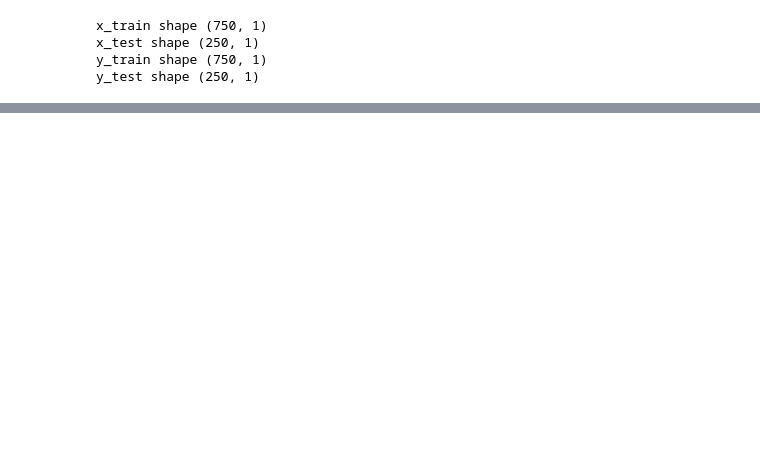
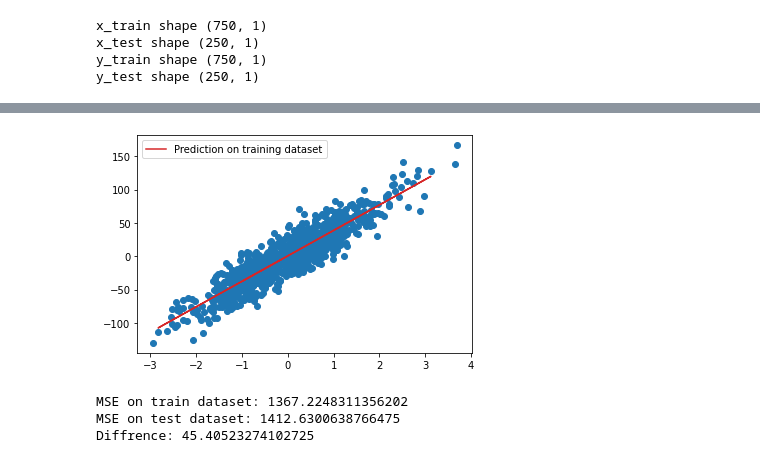
Before and after one commit to 11jolek11/BigData, a Jupyter notebook: List1.ipynb, the cells around one changed output, grey strips where cells are left out. Saved outputs shown, nothing was run; the diff lists cells and outputs as text; code cells hidden in the pictures; blank space fills up the shorter version.

```diff
--- a/List1.ipynb
+++ b/List1.ipynb
@@ -183,0 +185,30 @@ Diffrence: -1.5510513749326726
+# %%
+lin_reg = LinearRegression().fit(x_train, y_train)
+
+y_test_predict = lin_reg.predict(x_test)
+y_train_predict = lin_reg.predict(x_train)
+
+plt.scatter(x_data, y_data)
+
+# plt.plot(x_train,
+#          y_train_predict,
+#          color='tab:green',
+#          label="Prediction on training dataset")
+
+plt.plot(x_test, y_test_predict, color='tab:red',
+         label="Prediction on training dataset")
+
+plt.legend()
+plt.show()
+
+test_mse = mean_squared_error(y_test_predict, x_test)
+train_mse = mean_squared_error(y_train_predict, x_train)
+
+print(f'MSE on train dataset: {train_mse}')
+print(f'MSE on test dataset: {test_mse}')
+print(f'Diffrence: {abs(train_mse - test_mse)}')
+# %% [output]
+[figure, added]
+MSE on train dataset: 1367.2248311356202
+MSE on test dataset: 1412.6300638766475
+Diffrence: 45.40523274102725
```
Also changed, not shown: parts of 7 cells of this notebook.
